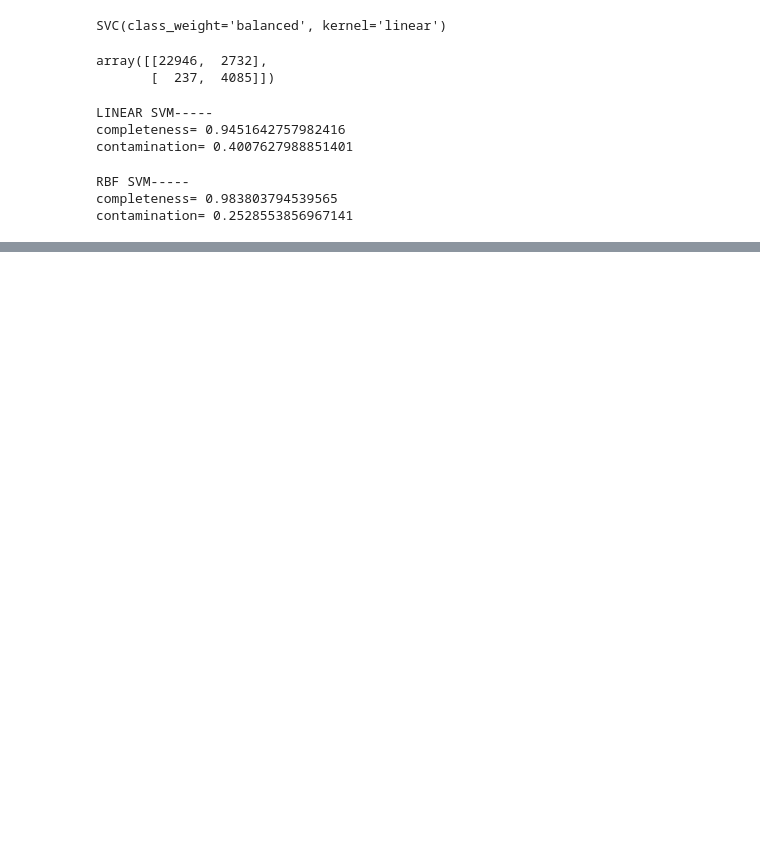
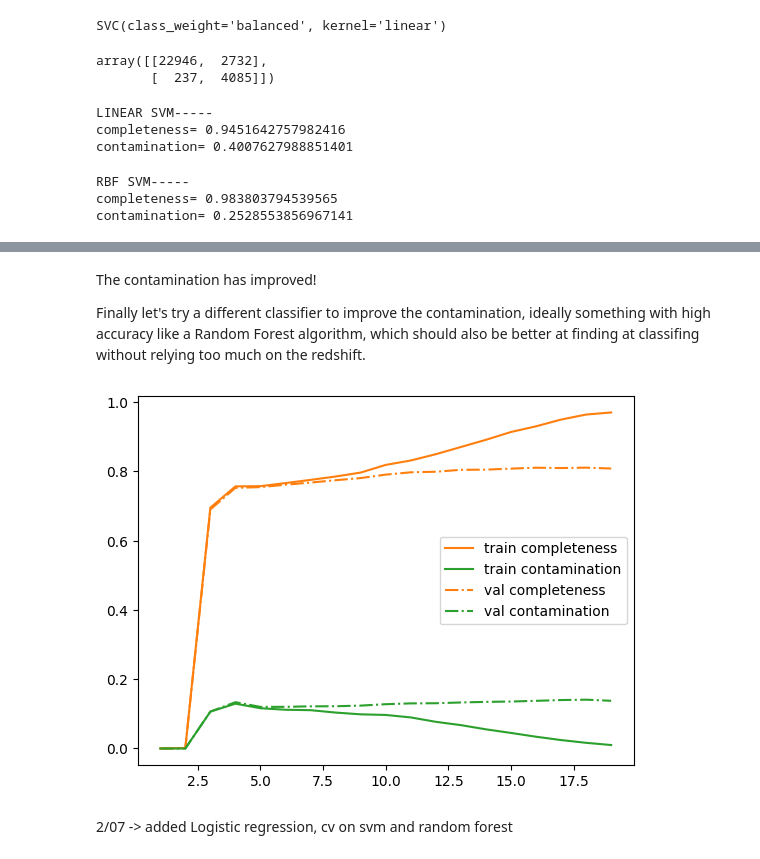
Before and after one commit to lisam10/astrostatistics_bicocca_2024, a Jupyter notebook: working/W20_GWselection.ipynb, the cells around one changed output, grey strips where cells are left out. Cells and saved outputs as stored; diff of their text form; code cells hidden in the pictures; blank space fills up the shorter version.

```diff
--- a/working/W20_GWselection.ipynb
+++ b/working/W20_GWselection.ipynb
@@ -116,0 +192,3 @@ Let's try a different classifier to improve the contamination
+# %%
+best_svm = clf.best_estimator_
+print(clf.best_params_)
@@ -116,0 +197,2 @@ Let's try a different classifier to improve the contamination
+# %%
+best_svm.fit(X_train_scaled[:,idx], y_train)
@@ -116,0 +217,4 @@ Let's try a different classifier to improve the contamination
+# %% [markdown]
+The contamination has improved!
+
+Finally let's try a different classifier to improve the contamination, ideally something with high accuracy like a Random Forest algorithm, which should also be better at finding at classifing without relying too much on the redshift.
@@ -116,0 +225,7 @@ Let's try a different classifier to improve the contamination
+# %%
+#cross-validate the depth of the clf
+rf = RandomForestClassifier(random_state = 0)
+parameters={'max depth': np.linspace(1, 20, 20, dtype=int)}
+
+clf = GridSearchCV(rf, parameters, cv = 5, verbose = 10, n_jobs=-1, scoring='accuracy')
+clf.fit(X_train_scaled[:10000], y_train[:10000])
@@ -116,0 +234,33 @@ Let's try a different classifier to improve the contamination
+# %%
+#run and save the values of contamination and completeness for each
+depth = np.arange(1, 20)
+
+compl_train = []
+compl_val = []
+cont_train = []
+cont_val = []
+for d in tqdm(depth):
+    rf = RandomForestClassifier(max_depth = d, random_state = 0)
+    rf.fit(X_train_scaled[:, idx], y_train)
+
+    y_pred = rf.predict(X_train_scaled[:, idx])
+    completeness, contamination = completeness_contamination(y_pred, y_train)
+    compl_train.append(completeness)
+    cont_train.append(contamination)
+
+    y_pred = rf.predict(X_val_scaled[:, idx])
+    completeness, contamination = completeness_contamination(y_pred, y_val)
+    compl_val.append(completeness)
+    cont_val.append(contamination)
+# %%
+plt.plot(depth, compl_train, c='C1', label = 'train completeness')
+plt.plot(depth, cont_train, c='C2', label = 'train contamination')
+
+plt.plot(depth, compl_val, c='C1', ls = '-.', label='val completeness')
+plt.plot(depth, cont_val, c='C2', ls = '-.', label = 'val contamination')
+plt.legend()
+plt.show()
+# %% [output]
+[figure, added]
+# %% [markdown]
+2/07 -> added Logistic regression, cv on svm and random forest
```
Also changed, not shown: parts of 22 cells of this notebook.
